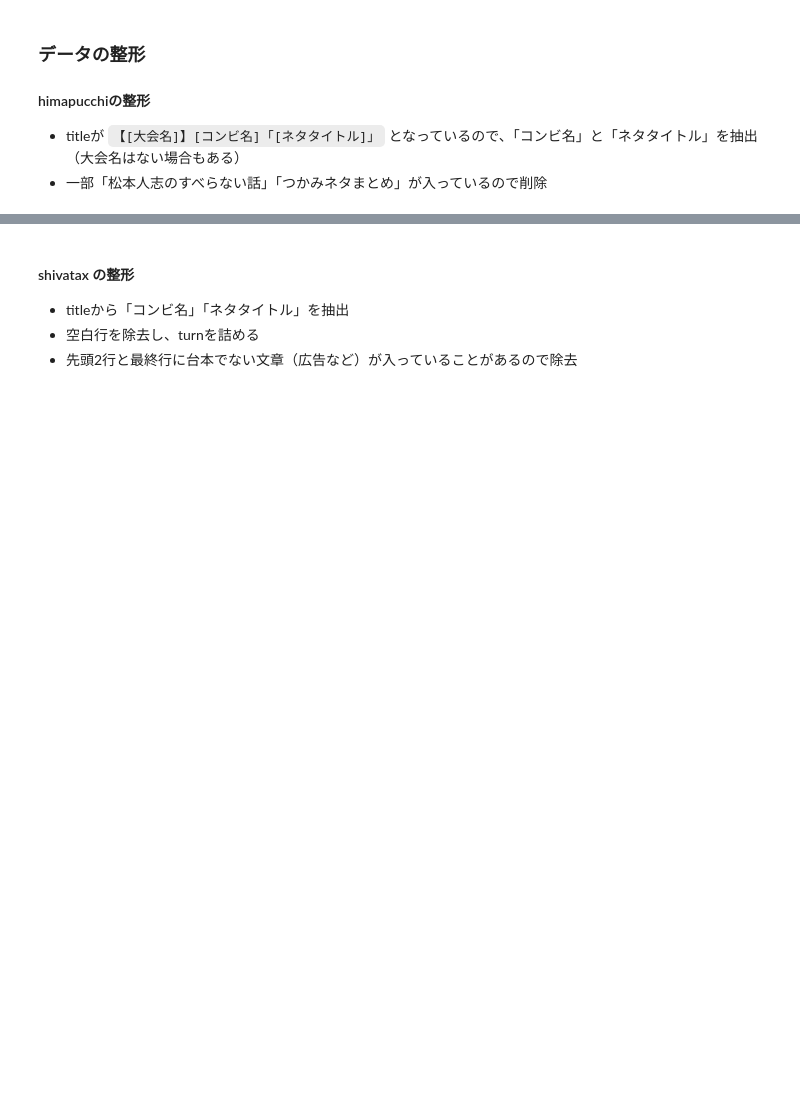
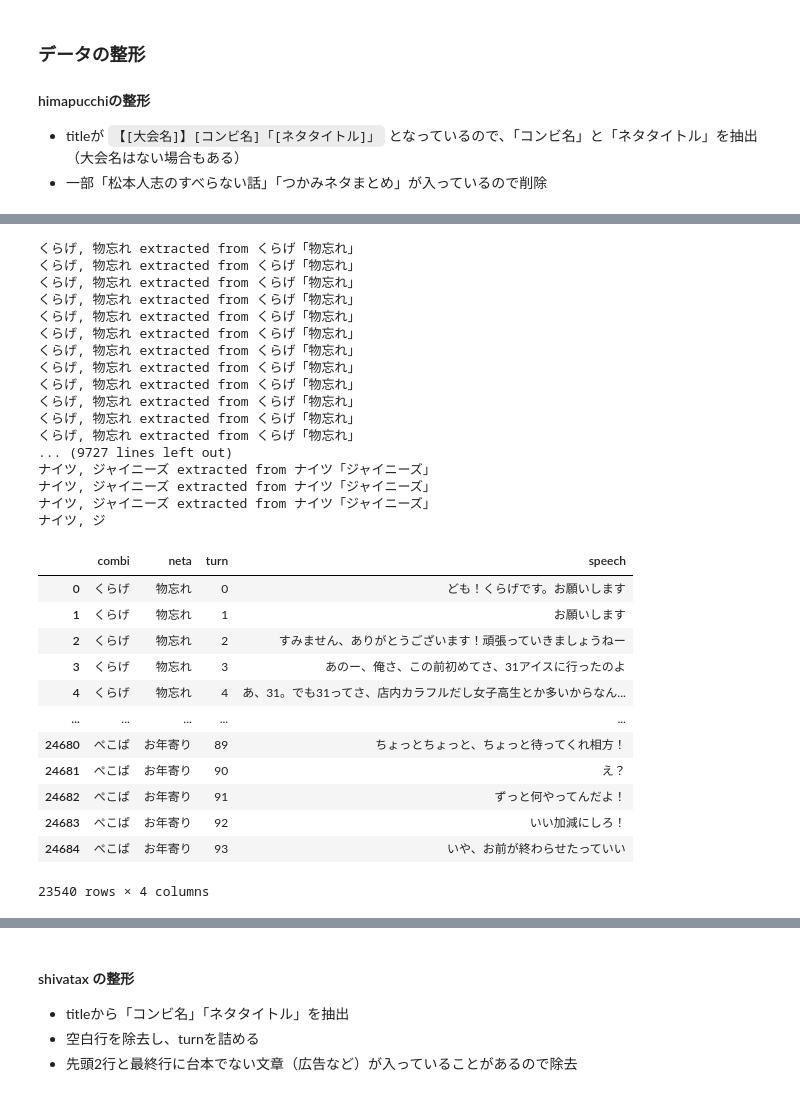
Before and after one commit to umenerineri/infovis-notebooks, a Jupyter notebook: final_project/project.ipynb, the cells around one changed output, grey strips where cells are left out. Drawn from its saved outputs; the diff is of its cells as text; code cells hidden in the pictures; blank space fills up the shorter version.

```diff
--- a/final_project/project.ipynb
+++ b/final_project/project.ipynb
@@ -477,0 +529,37 @@ script_df_warai.to_csv(os.path.join(folder_name_raw, "script_all_warai.csv"), in
+# %%
+script_df_hima_titleParsed = script_df_hima_filtered.copy()
+
+script_df_hima_titleParsed[["combi", "neta"]] = script_df_hima_titleParsed["title"].apply(extract_combi_neta_from_title).apply(pd.Series)
+script_df_hima_titleParsed = script_df_hima_titleParsed[["combi", "neta", "turn", "speech"]]
+script_df_hima_titleParsed
+# %% [output]
+くらげ, 物忘れ extracted from くらげ「物忘れ」
+くらげ, 物忘れ extracted from くらげ「物忘れ」
+くらげ, 物忘れ extracted from くらげ「物忘れ」
+くらげ, 物忘れ extracted from くらげ「物忘れ」
+くらげ, 物忘れ extracted from くらげ「物忘れ」
+くらげ, 物忘れ extracted from くらげ「物忘れ」
+くらげ, 物忘れ extracted from くらげ「物忘れ」
+くらげ, 物忘れ extracted from くらげ「物忘れ」
+くらげ, 物忘れ extracted from くらげ「物忘れ」
+くらげ, 物忘れ extracted from くらげ「物忘れ」
+くらげ, 物忘れ extracted from くらげ「物忘れ」
+くらげ, 物忘れ extracted from くらげ「物忘れ」
+... (9727 lines left out)
+ナイツ, ジャイニーズ extracted from ナイツ「ジャイニーズ」
+ナイツ, ジャイニーズ extracted from ナイツ「ジャイニーズ」
+ナイツ, ジャイニーズ extracted from ナイツ「ジャイニーズ」
+ナイツ, ジ
+|  | combi | neta | turn | speech |
+| 0 | くらげ | 物忘れ | 0 | ども！くらげです。お願いします |
+| 1 | くらげ | 物忘れ | 1 | お願いします |
+| 2 | くらげ | 物忘れ | 2 | すみません、ありがとうございます！頑張っていきましょうねー |
+| 3 | くらげ | 物忘れ | 3 | あのー、俺さ、この前初めてさ、31アイスに行ったのよ |
+| 4 | くらげ | 物忘れ | 4 | あ、31。でも31ってさ、店内カラフルだし女子高生とか多いからなん... |
+| ... | ... | ... | ... | ... |
+| 24680 | ぺこぱ | お年寄り | 89 | ちょっとちょっと、ちょっと待ってくれ相方！ |
+| 24681 | ぺこぱ | お年寄り | 90 | え？ |
+| 24682 | ぺこぱ | お年寄り | 91 | ずっと何やってんだよ！ |
+| 24683 | ぺこぱ | お年寄り | 92 | いい加減にしろ！ |
+| 24684 | ぺこぱ | お年寄り | 93 | いや、お前が終わらせたっていい |
+23540 rows × 4 columns
```
Also changed, not shown: parts of 7 cells of this notebook, 1 other file.
